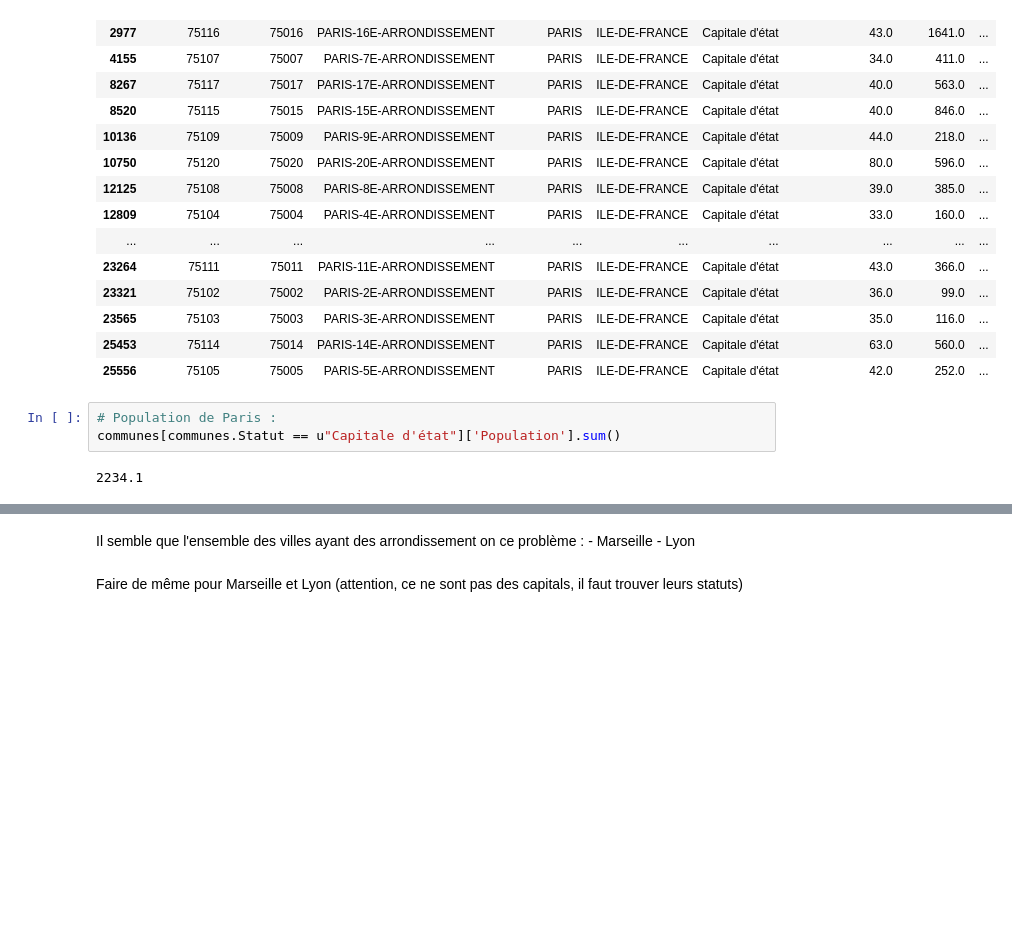
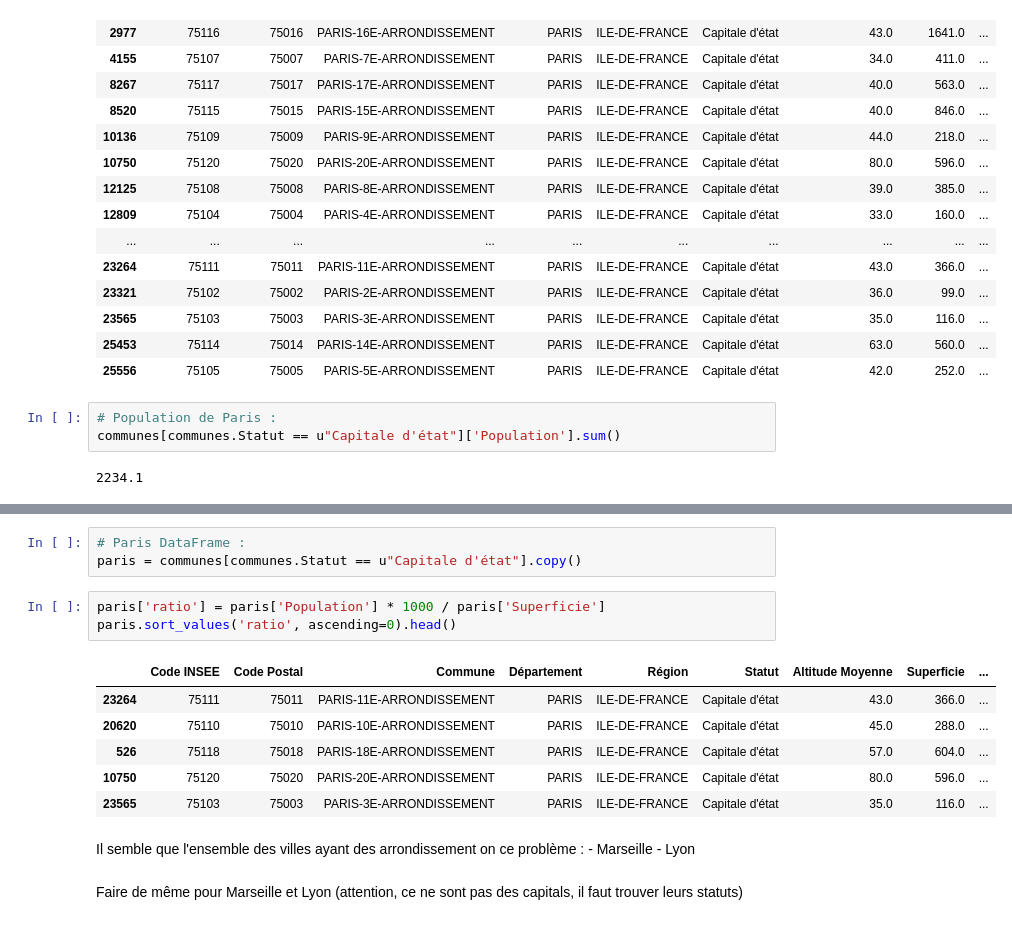
Before and after one commit to IceJoke/presentation, a Jupyter notebook: EPSI/I4/Datamining/c3/commune_nettoyage.ipynb, the cells around one changed output, grey strips where cells are left out. Saved outputs shown, nothing was run; the diff lists cells and outputs as text; blank space fills up the shorter version.

```diff
--- a/EPSI/I4/Datamining/c3/commune_nettoyage.ipynb
+++ b/EPSI/I4/Datamining/c3/commune_nettoyage.ipynb
@@ -106,3 +135,16 @@ communes[communes.Statut == u"Capitale d'état"]['Population'].sum()
+# %%
+# Paris DataFrame :
+paris = communes[communes.Statut == u"Capitale d'état"].copy()
+# %%
+paris['ratio'] = paris['Population'] * 1000 / paris['Superficie']
+paris.sort_values('ratio', ascending=0).head()
+# %% [output]
+|  | Code INSEE | Code Postal | Commune | Département | Région | Statut | Altitude Moyenne | Superficie | ... |
+| 23264 | 75111 | 75011 | PARIS-11E-ARRONDISSEMENT | PARIS | ILE-DE-FRANCE | Capitale d'état | 43.0 | 366.0 | ... |
+| 20620 | 75110 | 75010 | PARIS-10E-ARRONDISSEMENT | PARIS | ILE-DE-FRANCE | Capitale d'état | 45.0 | 288.0 | ... |
+| 526 | 75118 | 75018 | PARIS-18E-ARRONDISSEMENT | PARIS | ILE-DE-FRANCE | Capitale d'état | 57.0 | 604.0 | ... |
+| 10750 | 75120 | 75020 | PARIS-20E-ARRONDISSEMENT | PARIS | ILE-DE-FRANCE | Capitale d'état | 80.0 | 596.0 | ... |
+| 23565 | 75103 | 75003 | PARIS-3E-ARRONDISSEMENT | PARIS | ILE-DE-FRANCE | Capitale d'état | 35.0 | 116.0 | ... |
 # %% [markdown]
 Il semble que l'ensemble des villes ayant des arrondissement on ce problème :
     - Marseille
```
Also changed, not shown: parts of 13 cells of this notebook, 1 other file.
